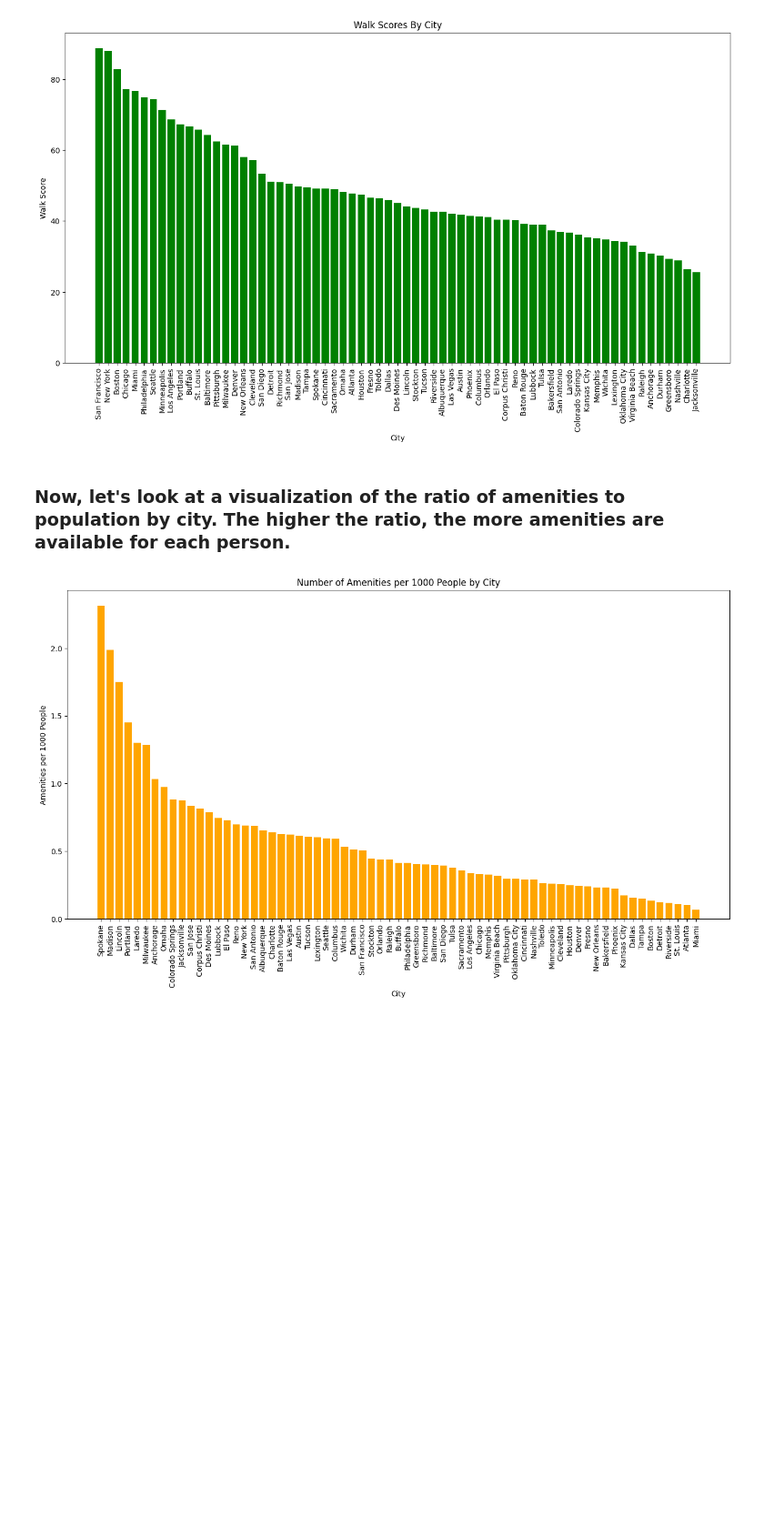
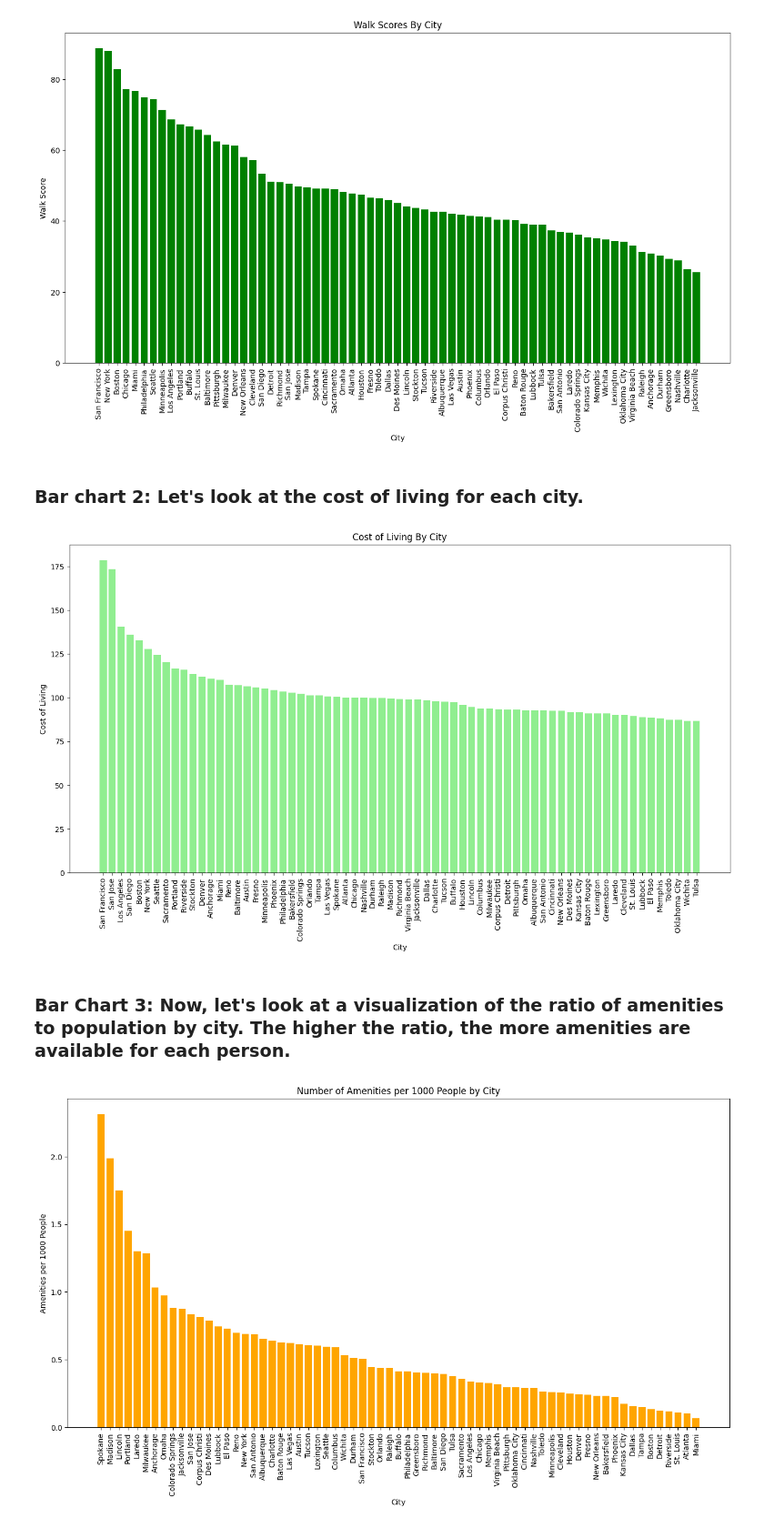
Before and after one commit to TinaBaldwin/US_Cities_Data, a Jupyter notebook: Cleaning_USCities_Connectivity.ipynb, the cells around one changed output. Shown at 91% size. Saved outputs shown, nothing was run; the diff lists cells and outputs as text; code cells hidden in the pictures; blank space fills up the shorter version.

```diff
--- a/Cleaning_USCities_Connectivity.ipynb
+++ b/Cleaning_USCities_Connectivity.ipynb
@@ -1125,8 +1125,26 @@ plt.title("Walk Scores By City")
 plt.show()
 # %% [output]
 [figure]
+# %% [markdown]
+### Bar chart 2: Let's look at the cost of living for each city.
+# %%
+combined_data_sorted = combined_data.sort_values(by="Cost of Living", ascending=False)
+
+plt.figure(figsize=(16, 8))
+
+plt.bar(combined_data_sorted["City"], combined_data_sorted["Cost of Living"], width=0.8, bottom=0,align='center', color='lightgreen')
+
+plt.xticks(rotation=90)
+
+plt.xlabel("City")
+plt.ylabel("Cost of Living")
+plt.title("Cost of Living By City")
+
+plt.show()
+# %% [output]
+[figure, added]
 # %% [markdown]
-### Now, let's look at a visualization of the ratio of amenities to population by city. The higher the ratio, the more amenities are available for each person.
+### Bar Chart 3: Now, let's look at a visualization of the ratio of amenities to population by city. The higher the ratio, the more amenities are available for each person.
 # %%
 combined_data_sorted = combined_data.sort_values(by="Amenities by Pop", ascending=False)
 
```
Also changed, not shown: parts of 15 cells of this notebook.
